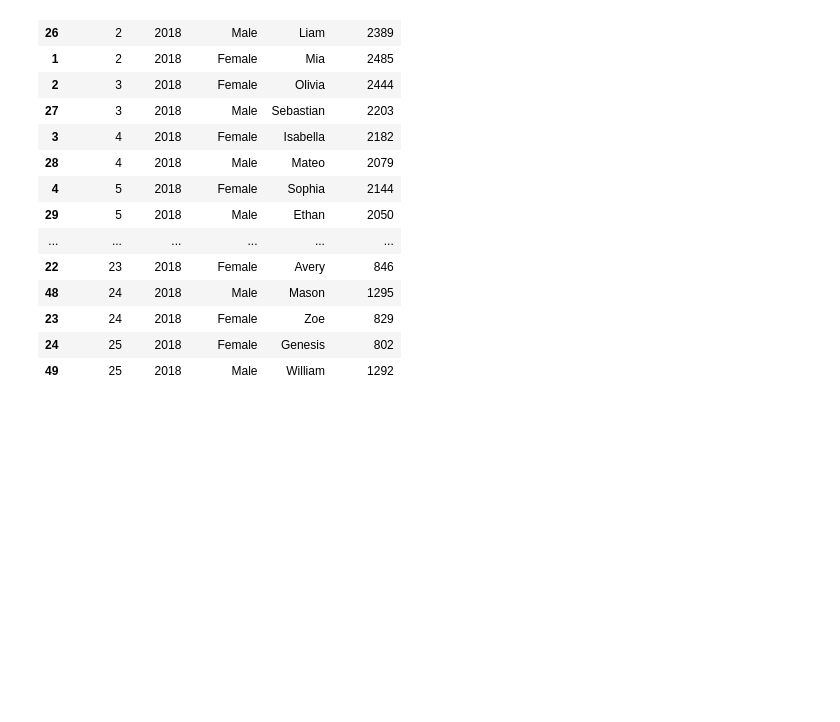
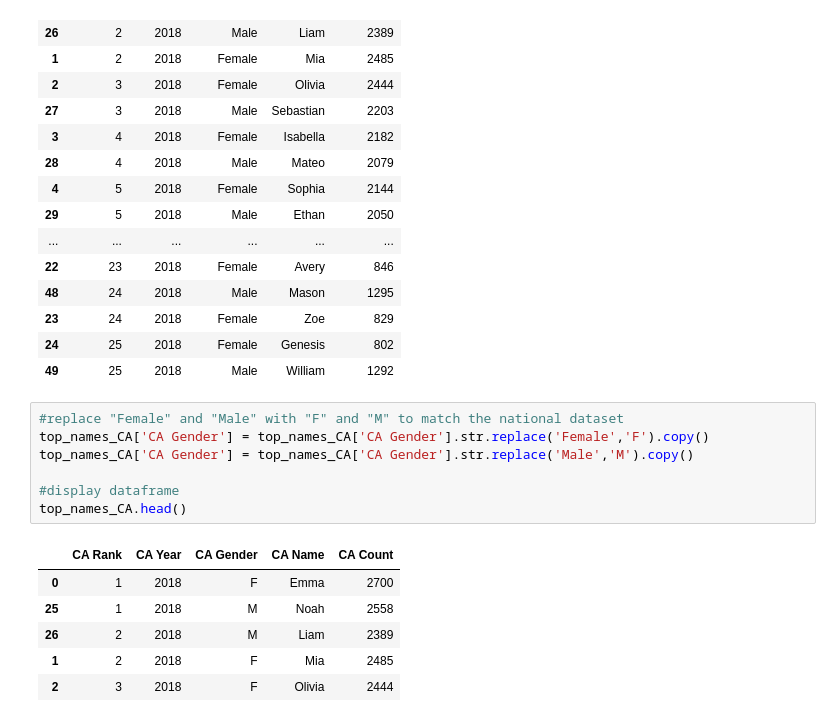
Before and after one commit to teresaflicek/Baby-Names-ETL, a Jupyter notebook: Baby_Names.ipynb, the cells around one changed output. Drawn from its saved outputs; the diff is of its cells as text; blank space fills up the shorter version.

```diff
--- a/Baby_Names.ipynb
+++ b/Baby_Names.ipynb
@@ -199,3 +199,17 @@ top_names_CA
 | 23 | 24 | 2018 | Female | Zoe | 829 |
 | 24 | 25 | 2018 | Female | Genesis | 802 |
 | 49 | 25 | 2018 | Male | William | 1292 |
+# %%
+#replace "Female" and "Male" with "F" and "M" to match the national dataset
+top_names_CA['CA Gender'] = top_names_CA['CA Gender'].str.replace('Female','F').copy()
+top_names_CA['CA Gender'] = top_names_CA['CA Gender'].str.replace('Male','M').copy()
+
+#display dataframe
+top_names_CA.head()
+# %% [output]
+|  | CA Rank | CA Year | CA Gender | CA Name | CA Count |
+| 0 | 1 | 2018 | F | Emma | 2700 |
+| 25 | 1 | 2018 | M | Noah | 2558 |
+| 26 | 2 | 2018 | M | Liam | 2389 |
+| 1 | 2 | 2018 | F | Mia | 2485 |
+| 2 | 3 | 2018 | F | Olivia | 2444 |
```
Also changed, not shown: parts of 2 cells of this notebook.
